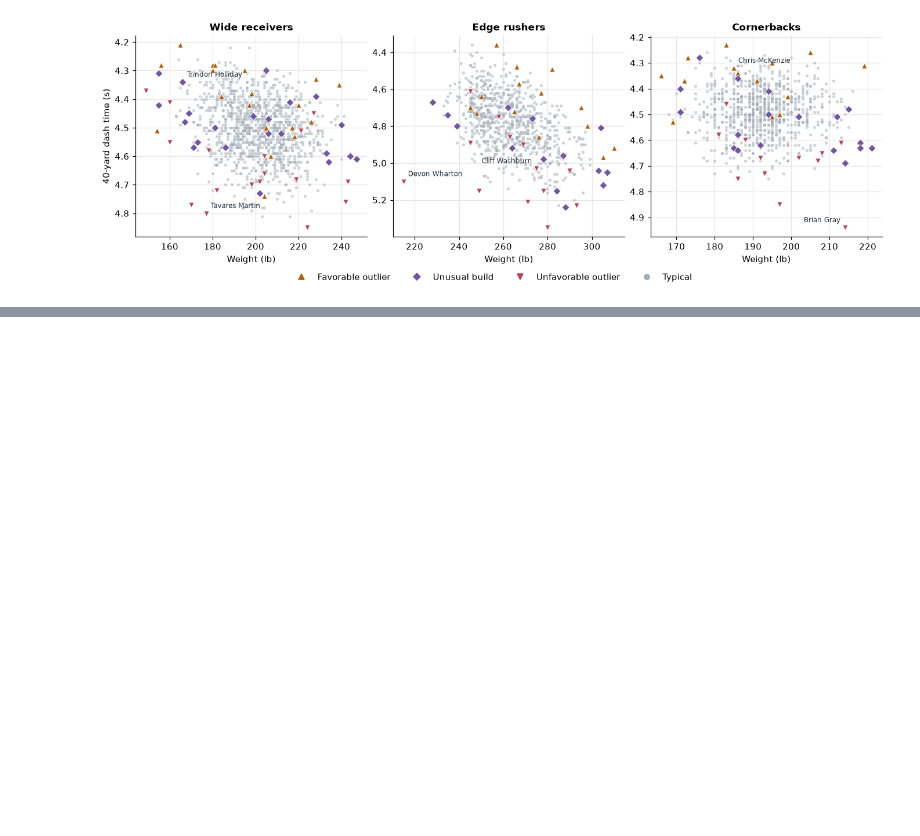
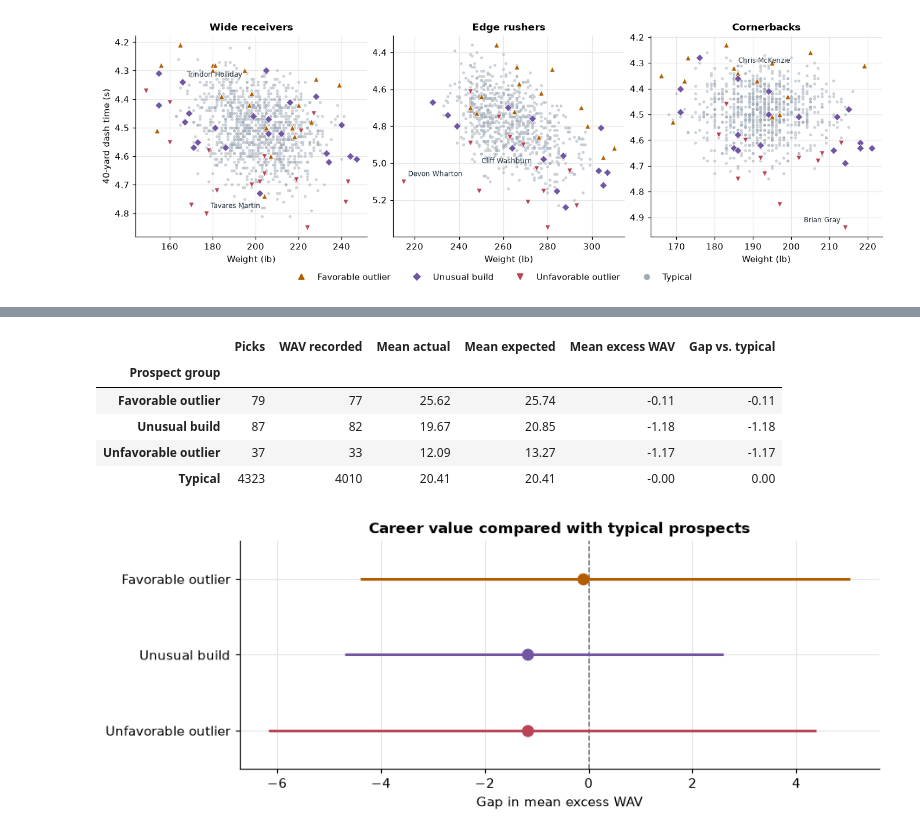
Before and after one commit to SantiHi/NFL-Verse-Project, a Jupyter notebook: nfl_draft_analysis.ipynb, the cells around one changed output, grey strips where cells are left out. Saved outputs shown, nothing was run; the diff lists cells and outputs as text; code cells hidden in the pictures; blank space fills up the shorter version.

```diff
--- a/nfl_draft_analysis.ipynb
+++ b/nfl_draft_analysis.ipynb
@@ -197,0 +313,24 @@ plt.show()
+# %%
+career = outcomes.career_summary(graded)
+career_table = career[["eligible", "recorded", "actual", "expected", "excess", "gap"]].rename(
+    index=plots.TYPE_LABEL, columns={
+        "eligible": "Picks",
+        "recorded": "WAV recorded",
+        "actual": "Mean actual",
+        "expected": "Mean expected",
+        "excess": "Mean excess WAV",
+        "gap": "Gap vs. typical",
+    }
+)
+display(career_table.round(2).rename_axis("Prospect group"))
+
+career_figure = plots.career_value_gaps(career)
+plt.show()
+# %% [output]
+|  | Picks | WAV recorded | Mean actual | Mean expected | Mean excess WAV | Gap vs. typical |
+| Prospect group |  |  |  |  |  |  |
+| Favorable outlier | 79 | 77 | 25.62 | 25.74 | -0.11 | -0.11 |
+| Unusual build | 87 | 82 | 19.67 | 20.85 | -1.18 | -1.18 |
+| Unfavorable outlier | 37 | 33 | 12.09 | 13.27 | -1.17 | -1.17 |
+| Typical | 4323 | 4010 | 20.41 | 20.41 | -0.00 | 0.00 |
+[figure, added]
```
Also changed, not shown: parts of 18 cells of this notebook, 5 other files.
